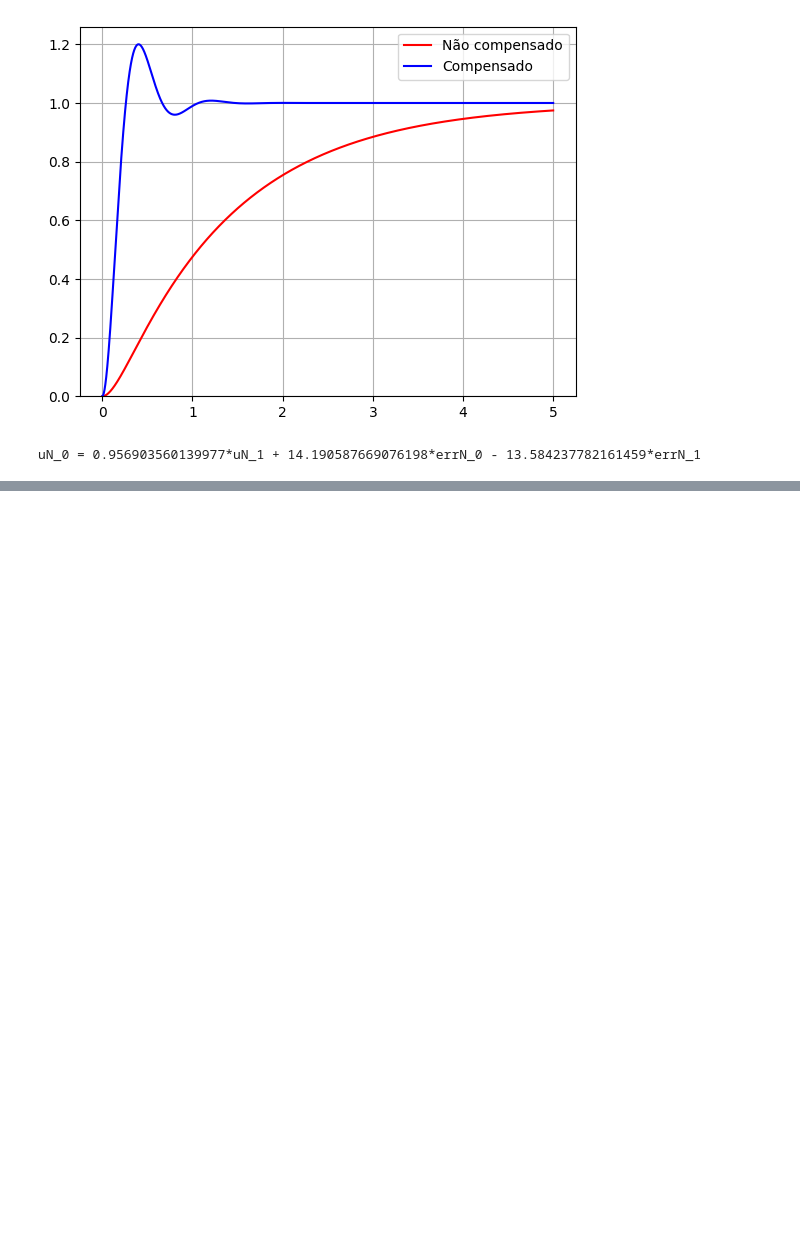
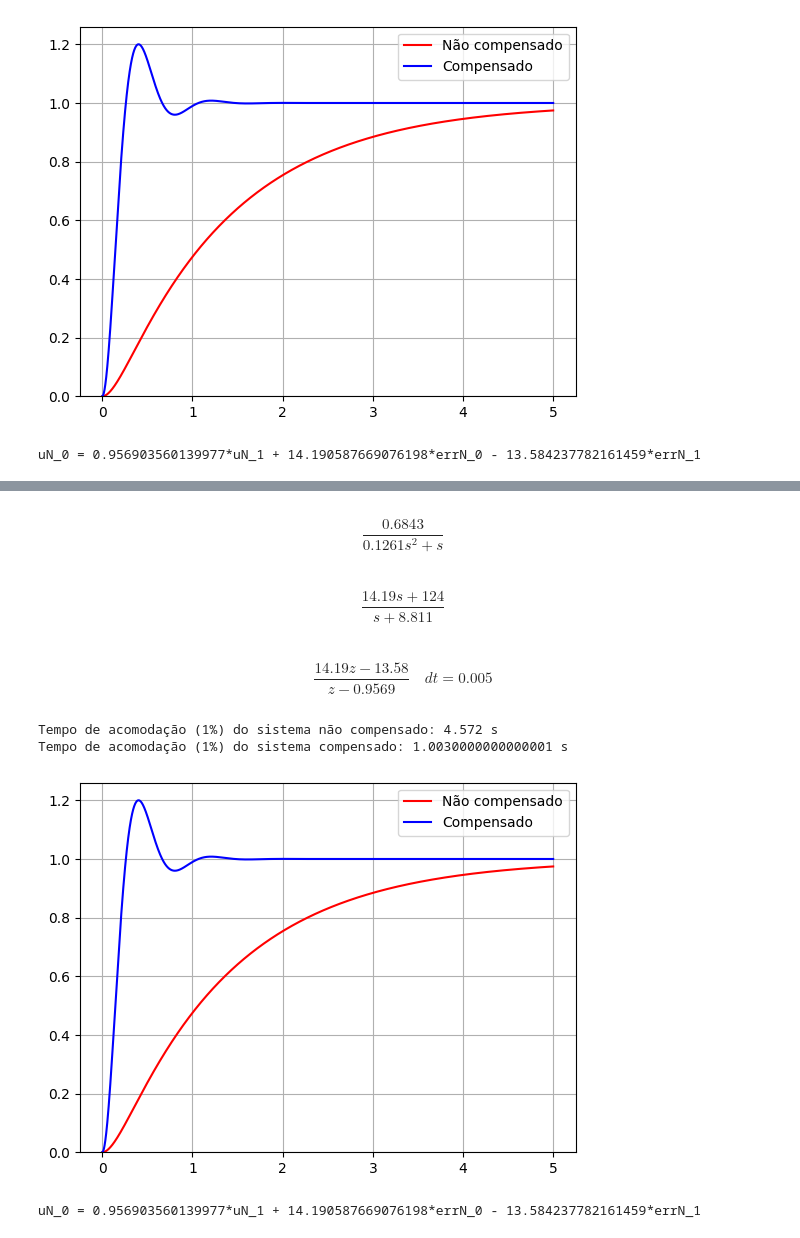
Before and after one commit to Telepresence-UFABC/Controller, a Jupyter notebook: design/design_controller.ipynb, the cells around one changed output, grey strips where cells are left out. Drawn from its saved outputs; the diff is of its cells as text; code cells hidden in the pictures; blank space fills up the shorter version.

Commit message:
add control to tilt motor alongside pan

```diff
--- a/design/design_controller.ipynb
+++ b/design/design_controller.ipynb
@@ -306,0 +302,43 @@ with open("../arduino/control_z/control_z.ino", "w") as file:
+# %%
+path = "../system_parameters/"
+with open(f"{path}motor_tilt.info", "r") as file:
+    params = load(file)
+tau, K = params["tau"], params["K"]
+# %%
+tilt = create_servo(K, tau)
+tilt
+# %% [output]
+$$\frac{0.6843}{0.1261 s^2 + s}$$
+# %%
+_, gc_tilt = design_lead_bissect(sys=tilt, overshoot=0.2, ts = 1)
+gc_tilt
+# %% [output]
+$$\frac{14.19 s + 124}{s + 8.811}$$
+# %%
+gz_tilt = ct.c2d(gc_tilt, 5e-3)
+gz_tilt
+# %% [output]
+$$\frac{14.19 z - 13.58}{z - 0.9569}\quad dt = 0.005$$
+# %%
+time = np.arange(0, 5, 1e-3)
+# %%
+print(f"Tempo de acomodação (1%) do sistema não compensado: {settling_time(tilt, time, 1)} s")
+print(f"Tempo de acomodação (1%) do sistema compensado: {settling_time(gc_tilt*tilt, time, 1)} s")
+# %% [output]
+Tempo de acomodação (1%) do sistema não compensado: 4.572 s
+Tempo de acomodação (1%) do sistema compensado: 1.0030000000000001 s
+# %%
+_ = compare_step(tilt, gc_tilt*tilt, time, y_min=y_min)
+# %% [output]
+[figure, added]
+# %%
+diff_eq = z2t(gz_tilt)
+print(diff_eq)
+
+with open("../system_parameters/controller_tilt.info", "w") as file:
+    consts = {}
+    for i, n in enumerate([float(n.replace(" ", "")) for n in re.findall(r"[-]?\s?\d+\.?\d+", diff_eq)]):
+        consts[f"c{i+1}"] = n
+    dump(consts, file)
+# %% [output]
+uN_0 = 0.956903560139977*uN_1 + 14.190587669076198*errN_0 - 13.584237782161459*errN_1
```
Also changed, not shown: parts of 10 cells of this notebook, 7 other files.
